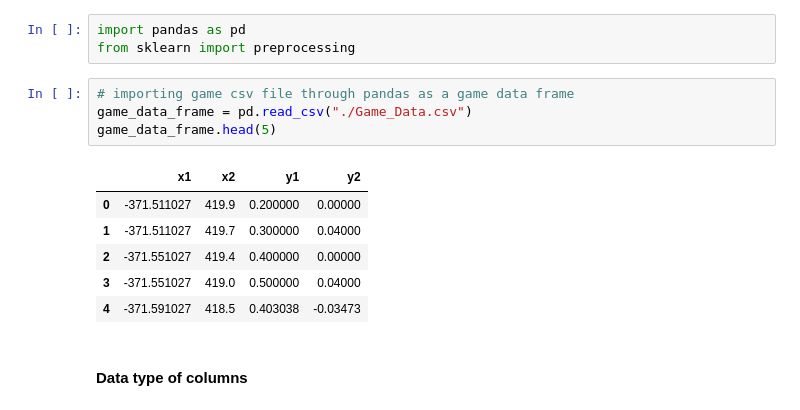
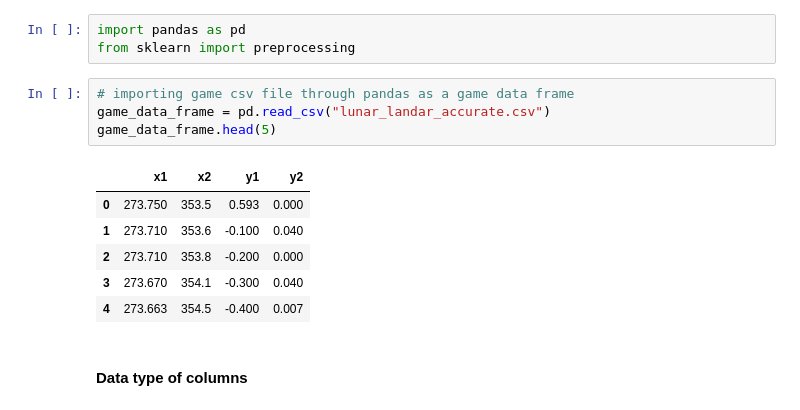
Before and after one commit to usama-akram-gt/Lunar-Landar-Simulator, a Jupyter notebook: data_preprocessing.ipynb, the cells around one changed output. Saved outputs shown, nothing was run; the diff lists cells and outputs as text.

```diff
--- a/data_preprocessing.ipynb
+++ b/data_preprocessing.ipynb
@@ -7,15 +7,15 @@ import pandas as pd
 from sklearn import preprocessing
 # %%
 # importing game csv file through pandas as a game data frame
-game_data_frame = pd.read_csv("./Game_Data.csv")
+game_data_frame = pd.read_csv("lunar_landar_accurate.csv")
 game_data_frame.head(5)
 # %% [output]
 |  | x1 | x2 | y1 | y2 |
-| 0 | -371.511027 | 419.9 | 0.200000 | 0.00000 |
-| 1 | -371.511027 | 419.7 | 0.300000 | 0.04000 |
-| 2 | -371.551027 | 419.4 | 0.400000 | 0.00000 |
-| 3 | -371.551027 | 419.0 | 0.500000 | 0.04000 |
-| 4 | -371.591027 | 418.5 | 0.403038 | -0.03473 |
+| 0 | 273.750 | 353.5 | 0.593 | 0.000 |
+| 1 | 273.710 | 353.6 | -0.100 | 0.040 |
+| 2 | 273.710 | 353.8 | -0.200 | 0.000 |
+| 3 | 273.670 | 354.1 | -0.300 | 0.040 |
+| 4 | 273.663 | 354.5 | -0.400 | 0.007 |
 # %% [markdown]
 #### Data type of columns
 # %%
```
Also changed, not shown: parts of 8 cells of this notebook, 4 other files.
